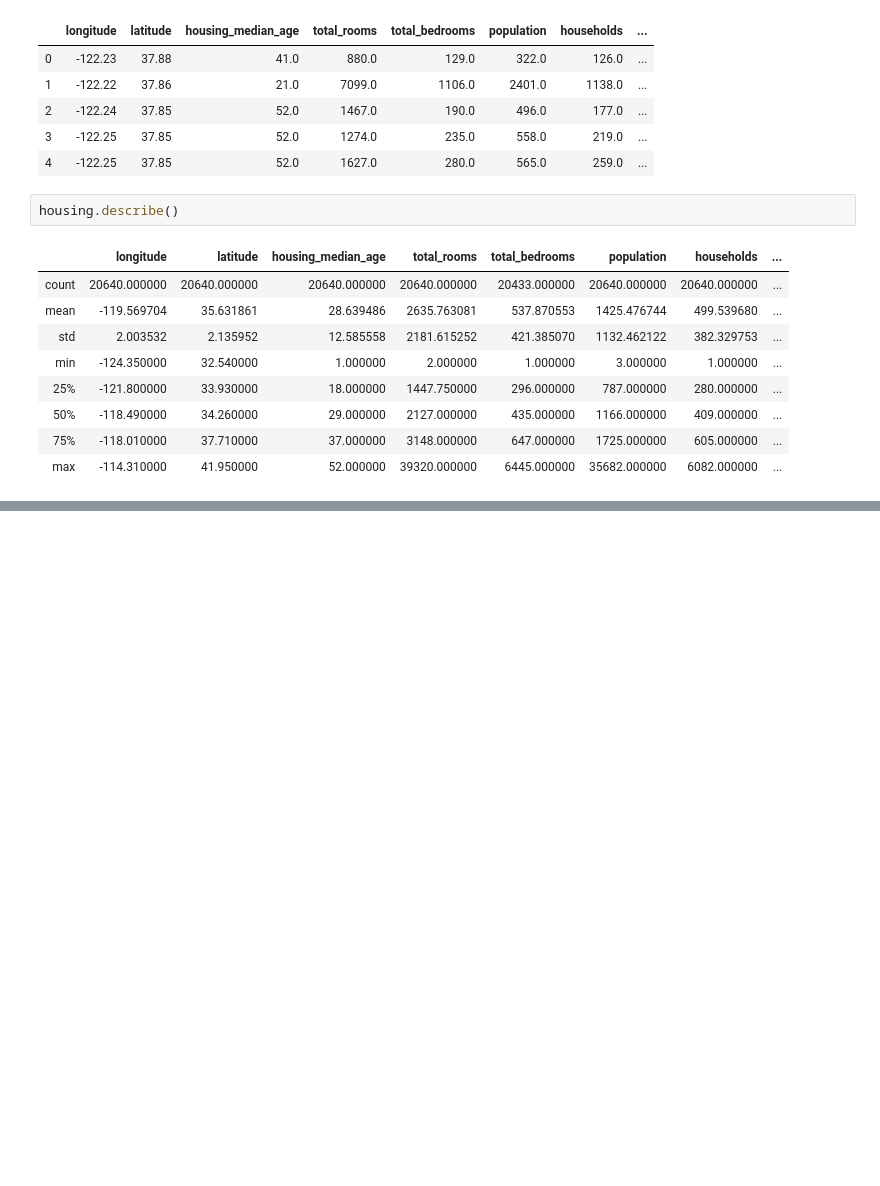
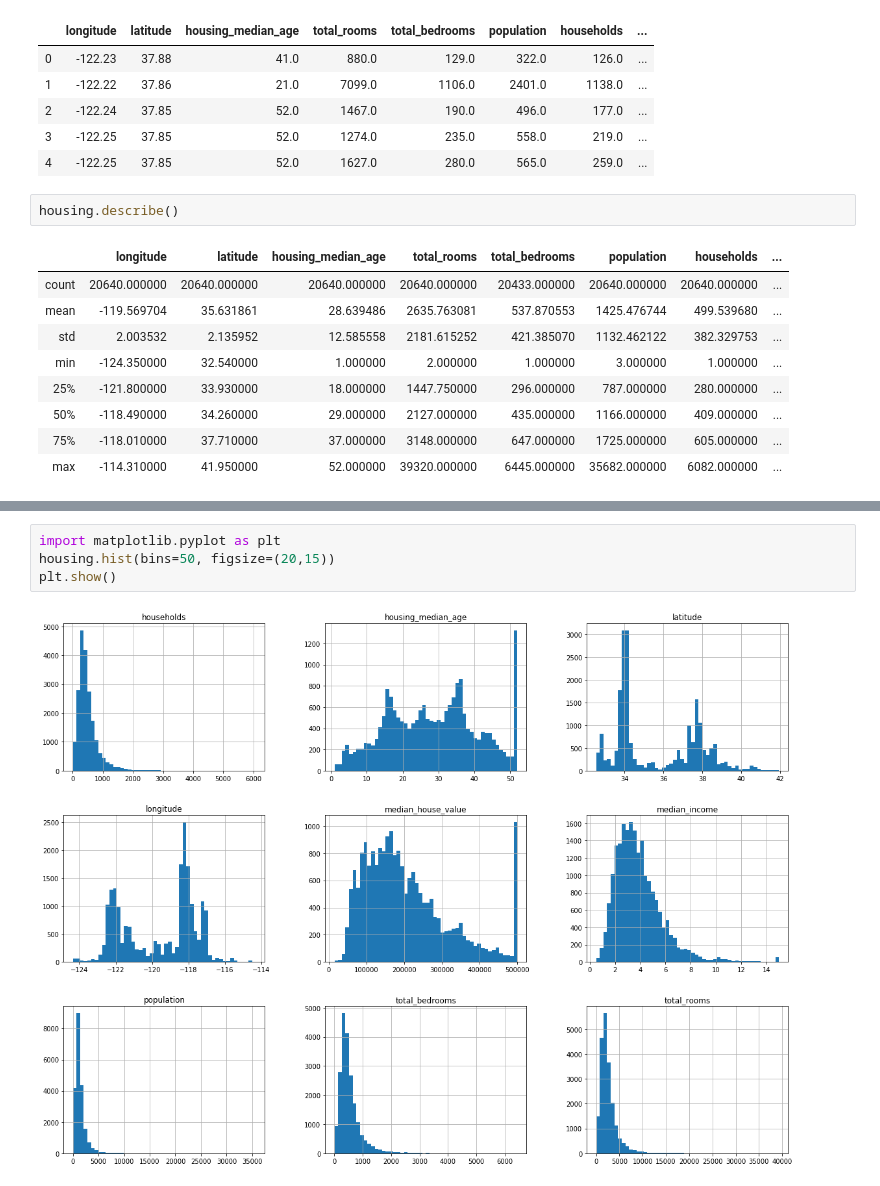
Before and after one commit to Arx1971/california_housing_prices_data, a Jupyter notebook: housing_data_analysis.ipynb, the cells around one changed output, grey strips where cells are left out. Drawn from its saved outputs; the diff is of its cells as text; blank space fills up the shorter version.

```diff
--- a/housing_data_analysis.ipynb
+++ b/housing_data_analysis.ipynb
@@ -49,0 +77,6 @@ housing.describe()
+# %%
+import matplotlib.pyplot as plt
+housing.hist(bins=50, figsize=(20,15))
+plt.show()
+# %% [output]
+[figure, added]
```
Also changed, not shown: parts of 2 cells of this notebook.
